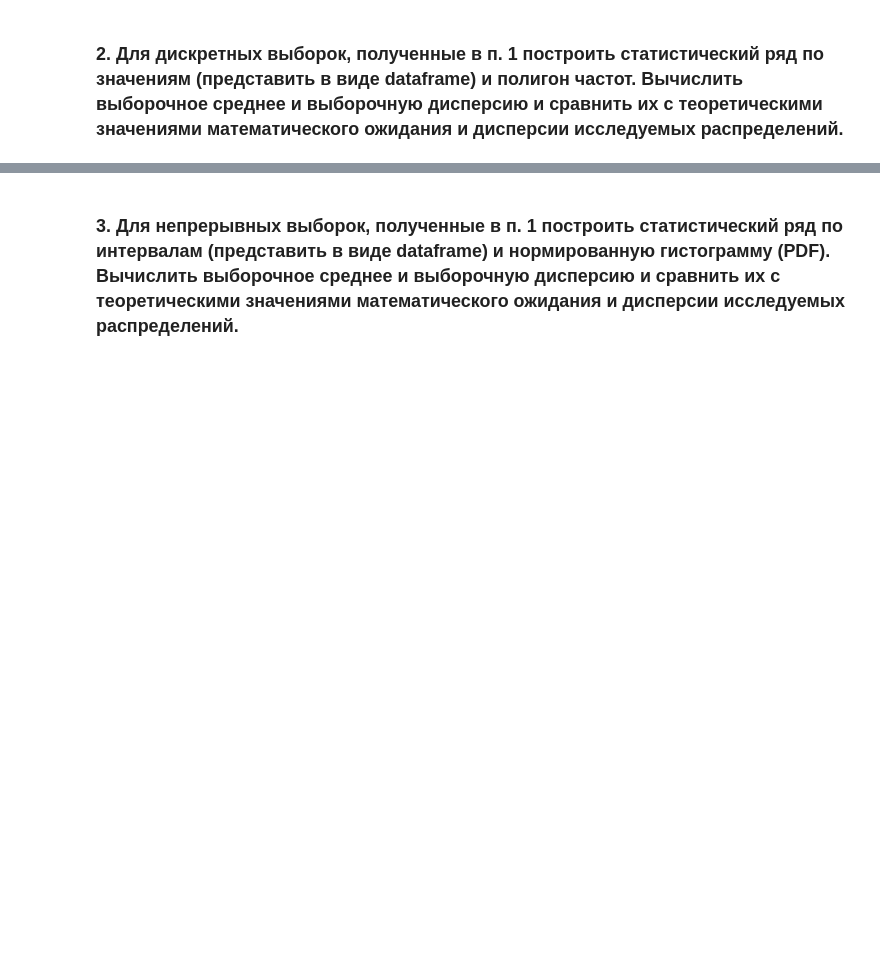
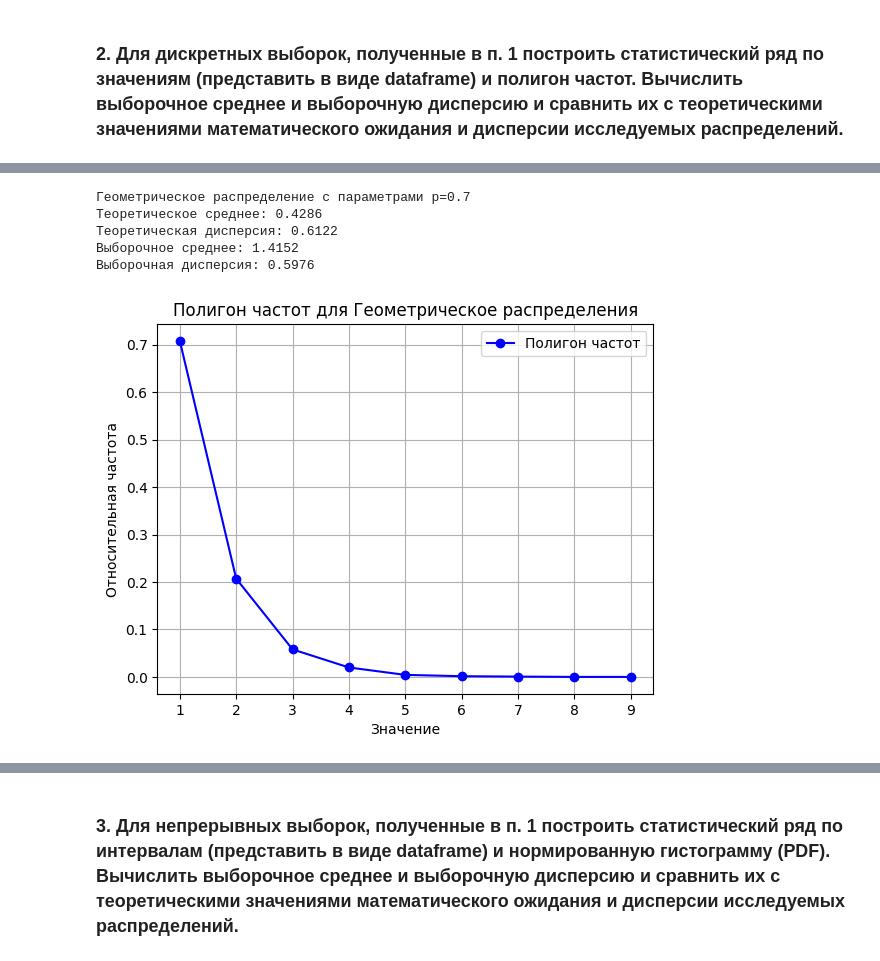
Before and after one commit to MimPe9/mmbionf, a Jupyter notebook: Homework2.ipynb, the cells around one changed output, grey strips where cells are left out. Cells and saved outputs as stored; diff of their text form; code cells hidden in the pictures; blank space fills up the shorter version.

```diff
--- a/Homework2.ipynb
+++ b/Homework2.ipynb
@@ -237,0 +181,15 @@ analyze_discrete_sample(
+# %%
+p = 0.7
+samples = np.random.geometric(p, size=10000)
+df_geometric = analyze_discrete_distribution(
+    samples, "Геометрическое", f"p={p}",
+    theoretical_mean=1/p - 1,  # Для определения с 0
+    theoretical_var=(1-p)/(p**2)
+)
+# %% [output]
+Геометрическое распределение с параметрами p=0.7
+Теоретическое среднее: 0.4286
+Теоретическая дисперсия: 0.6122
+Выборочное среднее: 1.4152
+Выборочная дисперсия: 0.5976
+[figure, added]
```
Also changed, not shown: parts of 16 cells of this notebook.
